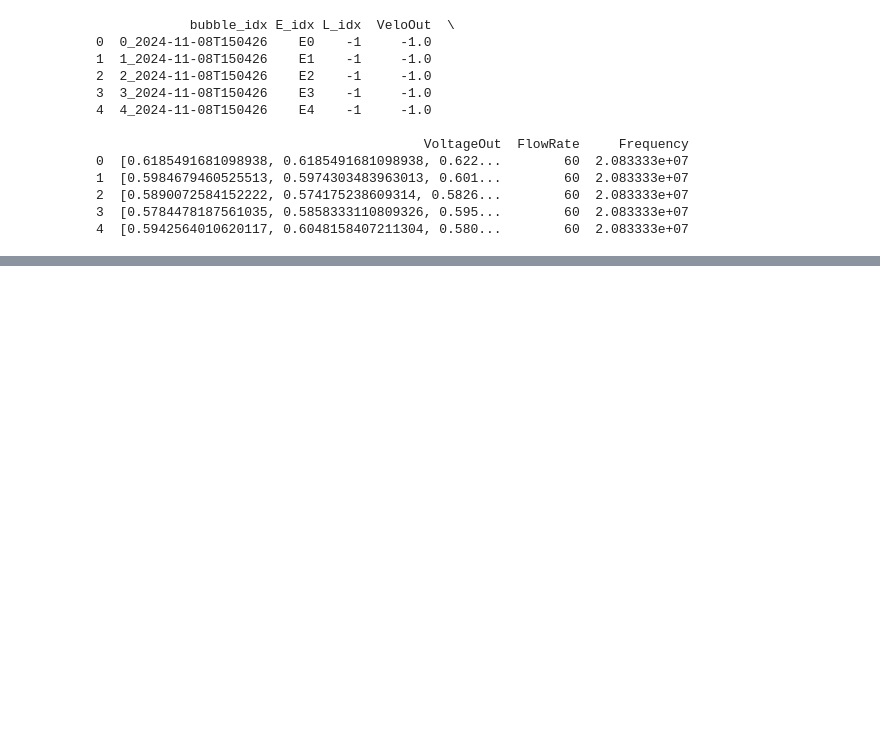
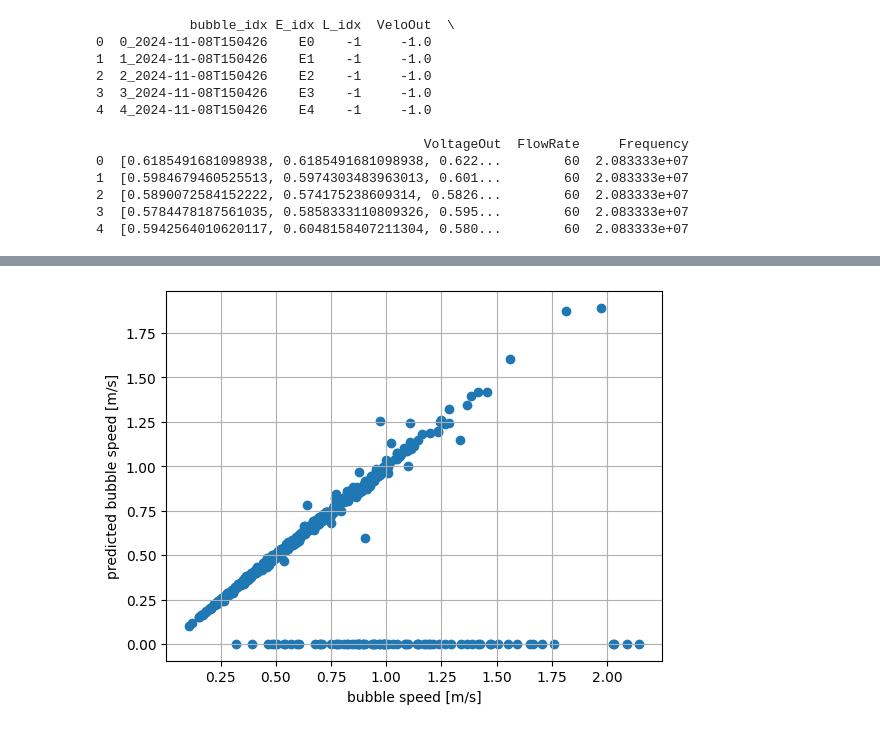
Before and after one commit to StijnCuppers/CapstoneAI, a Jupyter notebook: Fourier_Analysis.ipynb, the cells around one changed output, grey strips where cells are left out. Saved outputs shown, nothing was run; the diff lists cells and outputs as text; code cells hidden in the pictures; blank space fills up the shorter version.

```diff
--- a/Fourier_Analysis.ipynb
+++ b/Fourier_Analysis.ipynb
@@ -231,0 +216,12 @@ NameError: name 't' is not defined
+# %%
+frequencies, signal_fourier = transform_signal(X, fs)
+peak_freq = find_peaks(frequencies, signal_fourier, stds=8, plot=False)
+v = predict_speed(peak_freq)
+
+plt.scatter(y, v)
+plt.xlabel('bubble speed [m/s]')
+plt.ylabel('predicted bubble speed [m/s]')
+plt.grid()
+plt.show()
+# %% [output]
+[figure, added]
```
Also changed, not shown: parts of 9 cells of this notebook.
